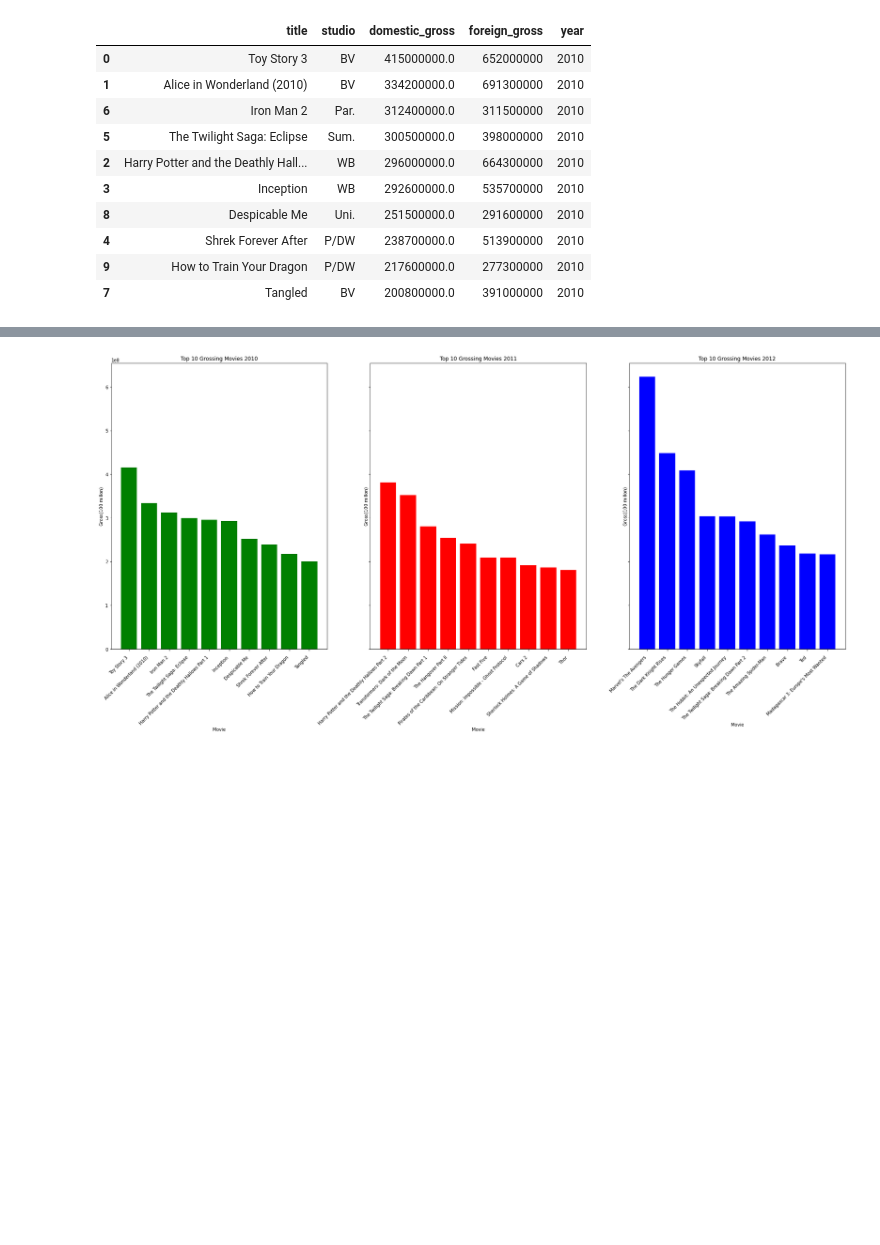
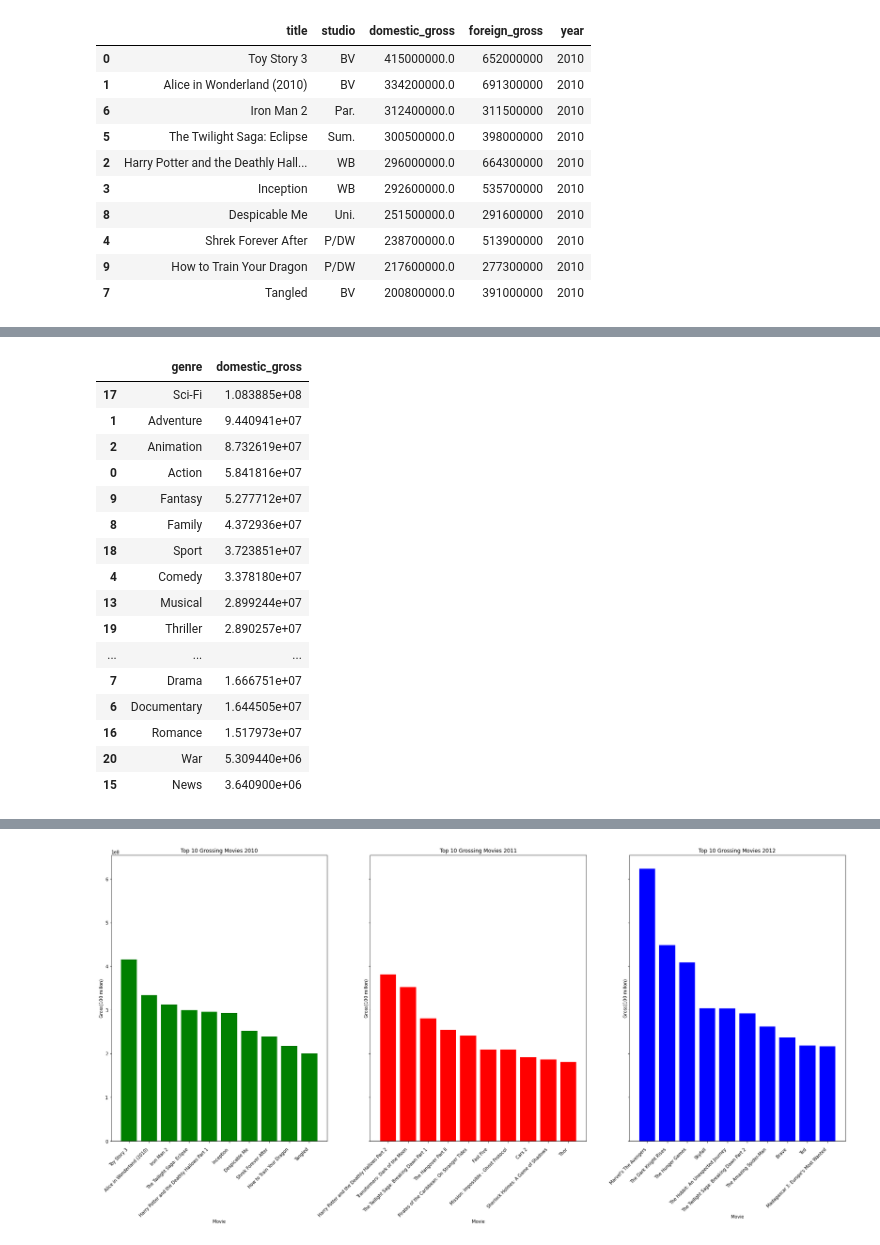
Before and after one commit to tramsay-deloitte/Dollywood, a Jupyter notebook: Mostpopular.ipynb, the cells around one changed output, grey strips where cells are left out. Cells and saved outputs as stored; diff of their text form; code cells hidden in the pictures; blank space fills up the shorter version.

```diff
--- a/Mostpopular.ipynb
+++ b/Mostpopular.ipynb
@@ -95,0 +137,6 @@ movie_gross2010
+# %%
+#find all of the different unique genres
+unique_genres = imdb_movie_basics.genres.str.split(pat = ",", expand = True)
+unique_genres = unique_genres.melt()
+unique_genres = unique_genres.value.unique()
+unique_genres
@@ -95,0 +149,20 @@ movie_gross2010
+# %%
+# create a dataframe of all of the genres with repeating movies to represent movies as multiple genres
+
+#define function that isolates all the movies that are a genre, then create a new column with the genre name
+def genre_dataframe(genre):
+    genre_dataframe = imdb_movie_basics[imdb_movie_basics['genres'].str.contains(genre) == True].copy()
+    genre_dataframe['genre'] = genre
+    return genre_dataframe
+
+#empty dataframe
+genres = pd.DataFrame()
+
+
+#for loop that creates dataframes of all the movies that are each genre and concatenates them together, with repeating movies
+for genre in unique_genres:
+    genre1 = genre_dataframe(str(genre))
+    genres = pd.concat([genres, genre1], axis = 0)
+
+genres.reset_index()
+genres.head()
@@ -95,0 +176,10 @@ movie_gross2010
+# %%
+# select specific columns and the join the movie_gross and genres dataframes
+
+genres = genres[['primary_title', 'genre']]
+
+domestic_gross = movie_gross[['title','domestic_gross', 'year']]
+
+genres_gross = genres.merge(domestic_gross, how = 'left', left_on = 'primary_title', right_on = 'title')
+
+genres_gross.head()
@@ -95,0 +205,22 @@ movie_gross2010
+# %%
+#print the genres that have the most domestic gross revenue over the entire time period
+top_genres = genres_gross[['genre', 'domestic_gross']].groupby(['genre']).mean().reset_index()
+top_genres.sort_values(by = 'domestic_gross', ascending = False)
+# %% [output]
+|  | genre | domestic_gross |
+| 17 | Sci-Fi | 1.083885e+08 |
+| 1 | Adventure | 9.440941e+07 |
+| 2 | Animation | 8.732619e+07 |
+| 0 | Action | 5.841816e+07 |
+| 9 | Fantasy | 5.277712e+07 |
+| 8 | Family | 4.372936e+07 |
+| 18 | Sport | 3.723851e+07 |
+| 4 | Comedy | 3.378180e+07 |
+| 13 | Musical | 2.899244e+07 |
+| 19 | Thriller | 2.890257e+07 |
+| ... | ... | ... |
+| 7 | Drama | 1.666751e+07 |
+| 6 | Documentary | 1.644505e+07 |
+| 16 | Romance | 1.517973e+07 |
+| 20 | War | 5.309440e+06 |
+| 15 | News | 3.640900e+06 |
```
Also changed, not shown: parts of 28 cells of this notebook.
